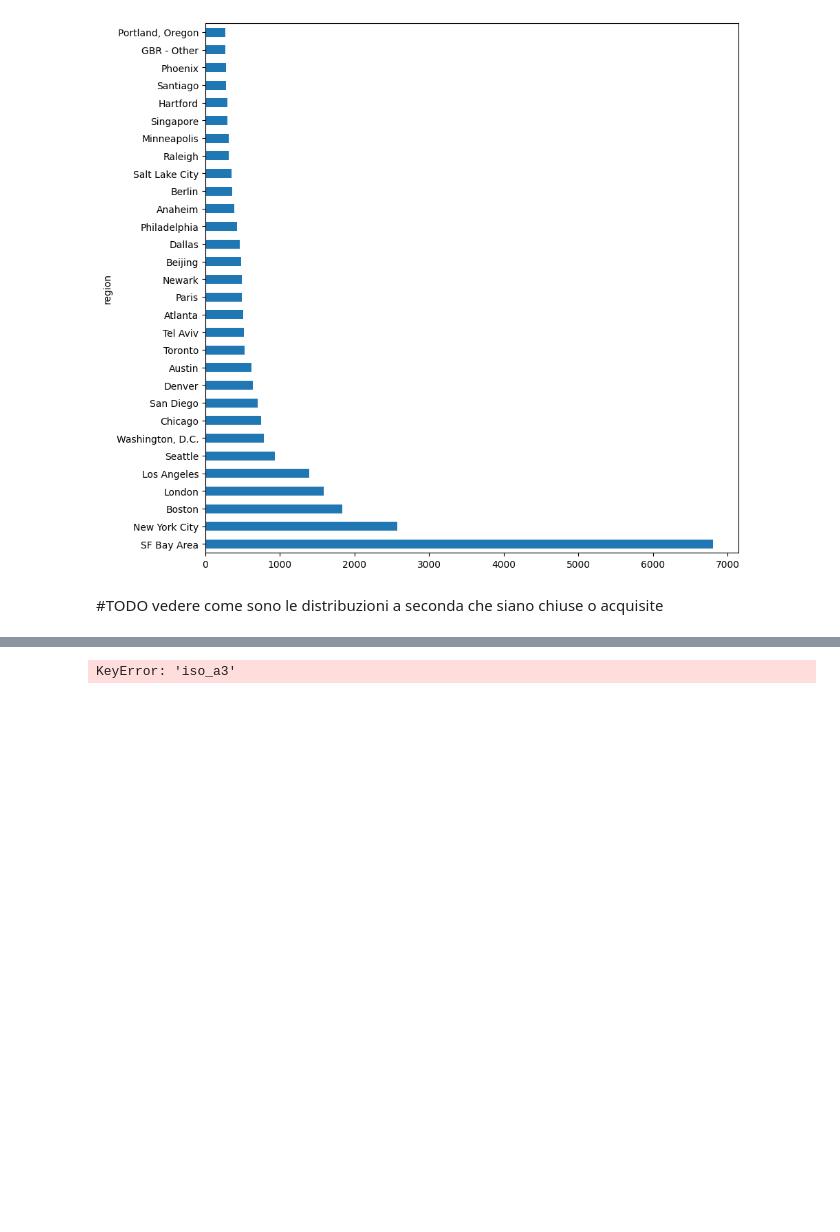
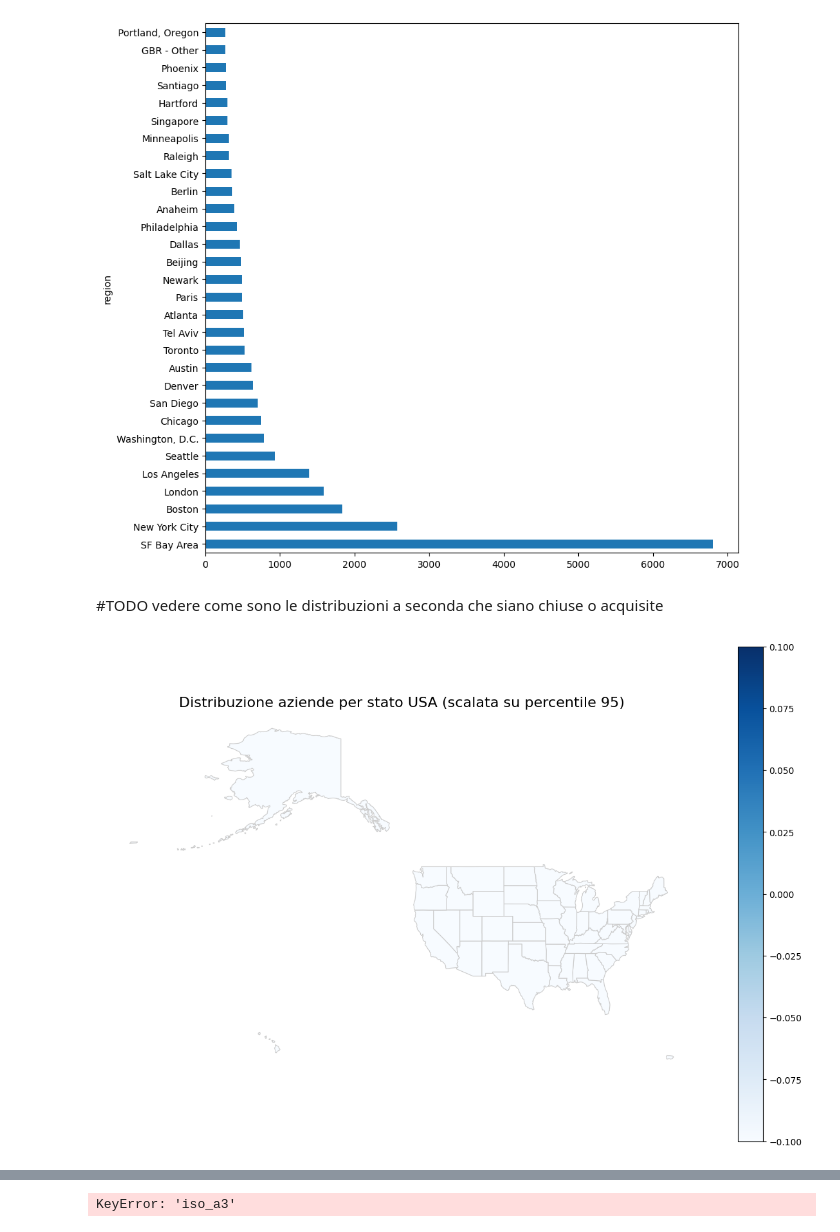
Before and after one commit to lorenzopanero/forecast-italian-firms-success, a Jupyter notebook: notebooks/per_sicurezza.ipynb, the cells around one changed output, grey strips where cells are left out. Saved outputs shown, nothing was run; the diff lists cells and outputs as text; code cells hidden in the pictures; blank space fills up the shorter version.

Commit message:
heatmap

```diff
--- a/notebooks/per_sicurezza.ipynb
+++ b/notebooks/per_sicurezza.ipynb
@@ -279,3 +279,27 @@ data['region'].value_counts()[:30].plot(kind='barh')
 [figure]
 # %% [markdown]
 #TODO vedere come sono le distribuzioni a seconda che siano chiuse o acquisite
+# %%
+import numpy as np
+
+# Calcolo min e massimo dinamici ma "contenuti"
+vmin = choropleth['count'].min()
+vmax = np.percentile(choropleth['count'], 95)  # tagliamo gli outlier in alto
+
+# Plot
+fig, ax = plt.subplots(figsize=(15, 10))
+choropleth.plot(
+    column='count',
+    cmap='Blues',
+    linewidth=0.8,
+    edgecolor='0.8',
+    legend=True,
+    ax=ax,
+    vmin=vmin,
+    vmax=vmax
+)
+plt.title('Distribuzione aziende per stato USA (scalata su percentile 95)', fontsize=16)
+plt.axis('off')
+plt.show()
+# %% [output]
+[figure, added]
```
Also changed, not shown: parts of 4 cells of this notebook.
